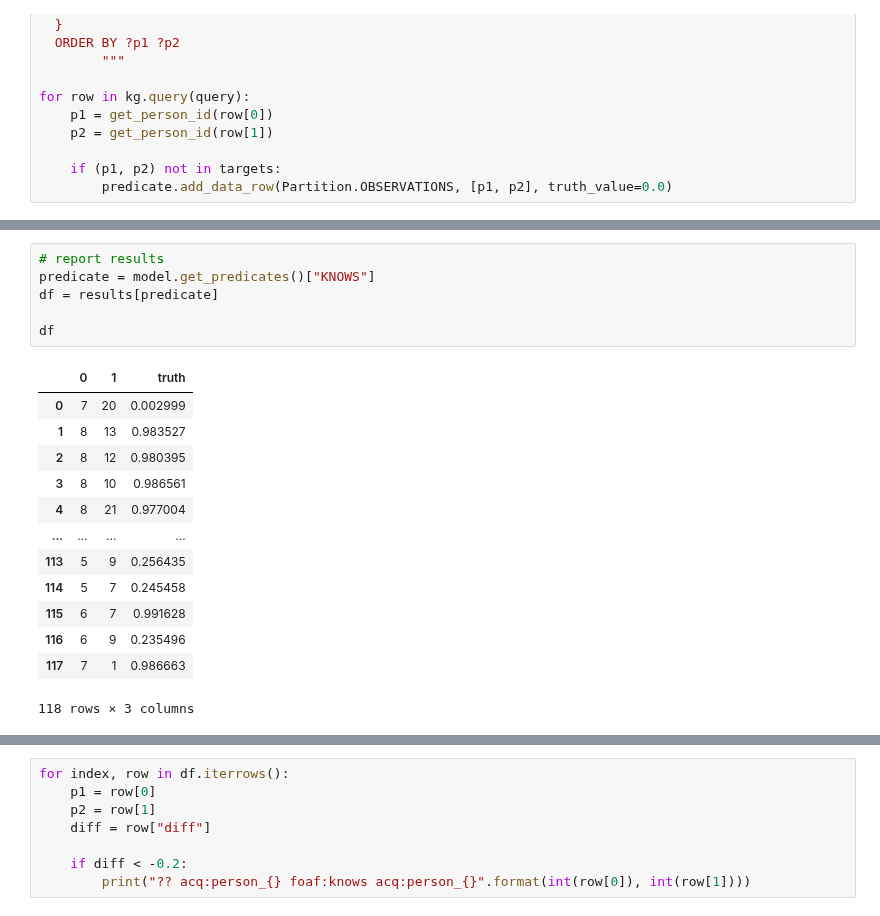
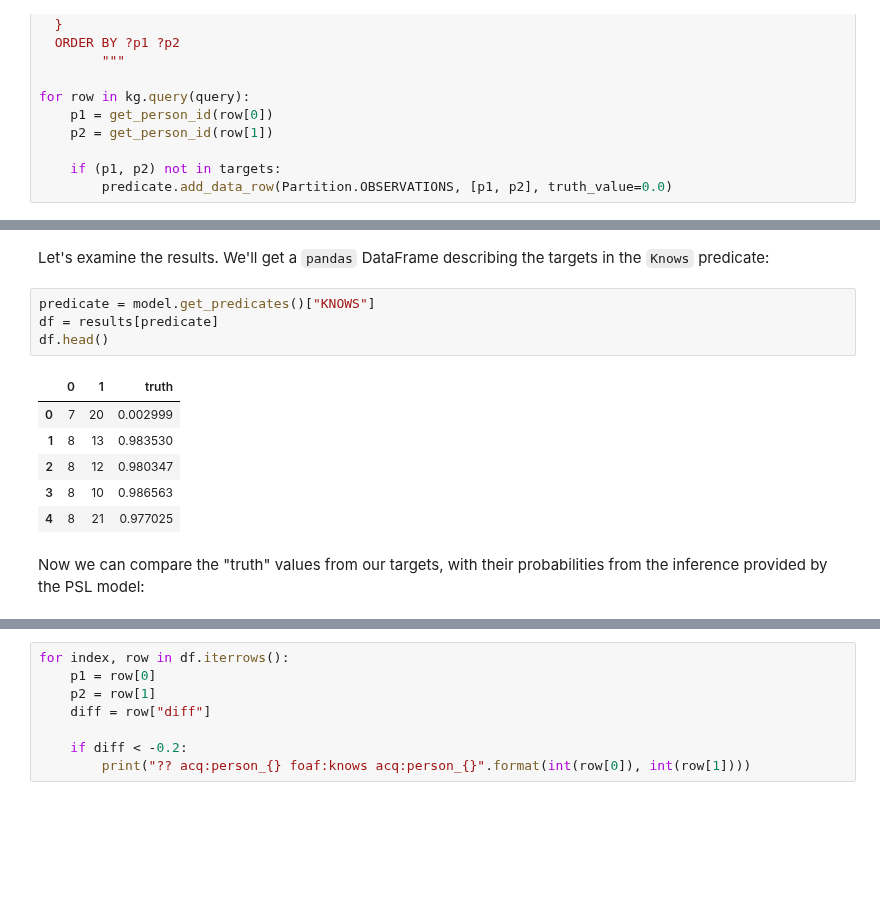
Before and after one commit to DerwenAI/kglab, a Jupyter notebook: ex01_7.ipynb, the cells around one changed output, grey strips where cells are left out. Cells and saved outputs as stored; diff of their text form; blank space fills up the shorter version.

```diff
--- a/ex01_7.ipynb
+++ b/ex01_7.ipynb
@@ -224,23 +310,19 @@ results = model.infer(additional_cli_optons=[], psl_config=PSL_OPTIONS)
+# %% [markdown]
+Let's examine the results.
+We'll get a `pandas` DataFrame describing the targets in the `Knows` predicate:
 # %%
-# report results
 predicate = model.get_predicates()["KNOWS"]
 df = results[predicate]
-
-df
+df.head()
 # %% [output]
 |  | 0 | 1 | truth |
 | 0 | 7 | 20 | 0.002999 |
-| 1 | 8 | 13 | 0.983527 |
-| 2 | 8 | 12 | 0.980395 |
-| 3 | 8 | 10 | 0.986561 |
-| 4 | 8 | 21 | 0.977004 |
-| ... | ... | ... | ... |
-| 113 | 5 | 9 | 0.256435 |
-| 114 | 5 | 7 | 0.245458 |
-| 115 | 6 | 7 | 0.991628 |
-| 116 | 6 | 9 | 0.235496 |
-| 117 | 7 | 1 | 0.986663 |
+| 1 | 8 | 13 | 0.983530 |
+| 2 | 8 | 12 | 0.980347 |
+| 3 | 8 | 10 | 0.986563 |
+| 4 | 8 | 21 | 0.977025 |
-118 rows × 3 columns
+# %% [markdown]
+Now we can compare the "truth" values from our targets, with their probabilities from the inference provided by the PSL model:
 # %%
 dat_val = {}
 
```
Also changed, not shown: parts of 32 cells of this notebook, 9 other files.
